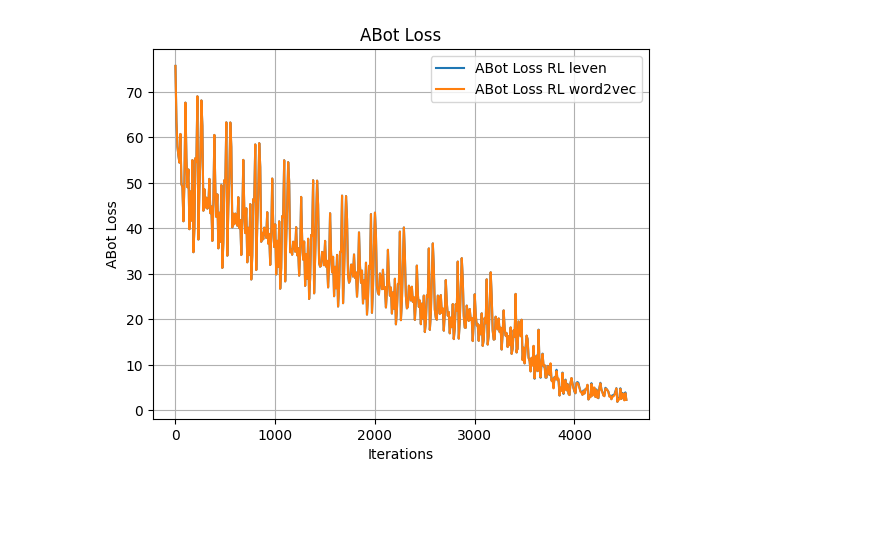
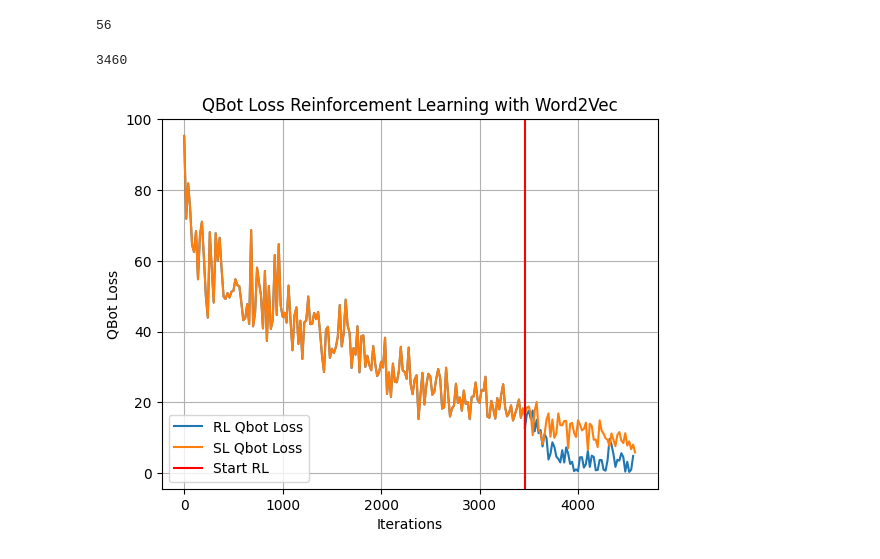
Before and after one commit to L4Limbo/lc_mas_torch, a Jupyter notebook: pg_plots.ipynb, the cells around one changed output. Saved outputs shown, nothing was run; the diff lists cells and outputs as text; code cells hidden in the pictures; blank space fills up the shorter version.

```diff
--- a/pg_plots.ipynb
+++ b/pg_plots.ipynb
@@ -6,8 +3,0 @@ iterIds_init = [i for i in range(0,4581,10)]
-# %%
-sl_abot_p1 = json.load(open('plot_data/json_sl_abot_2/train_vis.json'))
-sl_abot_p2 = json.load(open('plot_data/json_sl_abot_2_continue/train_vis.json'))
-sl_qbot_p1 = json.load(open('plot_data/json_sl_qbot_1/train_vis.json'))
-sl_qbot_p2 = json.load(open('plot_data/json_sl_qbot_1_continue/train_vis.json'))
-
-rl_leven = json.load(open('plot_data/json_rl_leven_1/train_vis.json'))
-rl_word2vec = json.load(open('plot_data/json_rl_word2vec_1/train_vis.json'))
@@ -55,20 +49,36 @@ plt.show()
-# %%
-abot_losses_rl_leven = sl_abot_p1['aBotLoss'] + rl_leven['aBotLoss']
-abot_losses_rl_word2vec = sl_abot_p1['aBotLoss'] + rl_word2vec['aBotLoss']
-
-rl_iter_ids = [i+sl_abot_p1['iterIds'][-1] for i in rl_leven['iterIds']]
-iterIds_rl = sl_abot_p1['iterIds'] + rl_iter_ids
-
-
-fig, ax = plt.subplots()
-ax.plot(iterIds_rl[:len(iterIds_init)], abot_losses_rl_leven[:len(iterIds_init)], label='ABot Loss RL leven')
-ax.plot(iterIds_rl[:len(iterIds_init)], abot_losses_rl_word2vec[:len(iterIds_init)], label='ABot Loss RL word2vec')
-# ax.plot(iterIds_init, abot_losses_sl, label='ABot Loss SL')
-ax.set(ylabel='ABot Loss', xlabel='Iterations', title='ABot Loss')
-ax.grid()
-
-plt.legend()
-
-plt.show()
-# %% [output]
-[figure, removed]
+# %%
+print(len(json_rl_leven_train['aBotLoss']))
+# %% [output]
+56
+# %%
+json_sl_abot_train['iterIds'][:-len(json_rl_rouge_train['iterIds'])][-1]
+# %% [output]
+3460
+# %%
+# Multi-Plots
+
+
+rl_iters = []
+for iter in json_rl_word2vec_train['iterIds']:
+    rl_iters.append(iter + 3460)
+iters_custom = json_sl_qbot_train['iterIds'][:-len(rl_iters)] + rl_iters
+
+
+x = iters_custom
+y = json_sl_qbot_train['qBotLoss'][:-len(rl_iters)] + json_rl_word2vec_train['qBotLoss']
+
+
+fig, ax = plt.subplots()
+
+ax.plot(x, y, label='RL Qbot Loss')
+ax.plot(json_sl_qbot_train['iterIds'], json_sl_qbot_train['qBotLoss'], label='SL Qbot Loss')
+plt.axvline(x = 3460, color = 'r', label = 'Start RL')
+
+ax.set(ylabel='QBot Loss', xlabel='Iterations', title='QBot Loss Reinforcement Learning with Word2Vec')
+ax.grid()
+
+plt.legend()
+
+plt.show()
+# %% [output]
+[figure, added]
```
Also changed, not shown: parts of 6 cells of this notebook, 43 other files.
